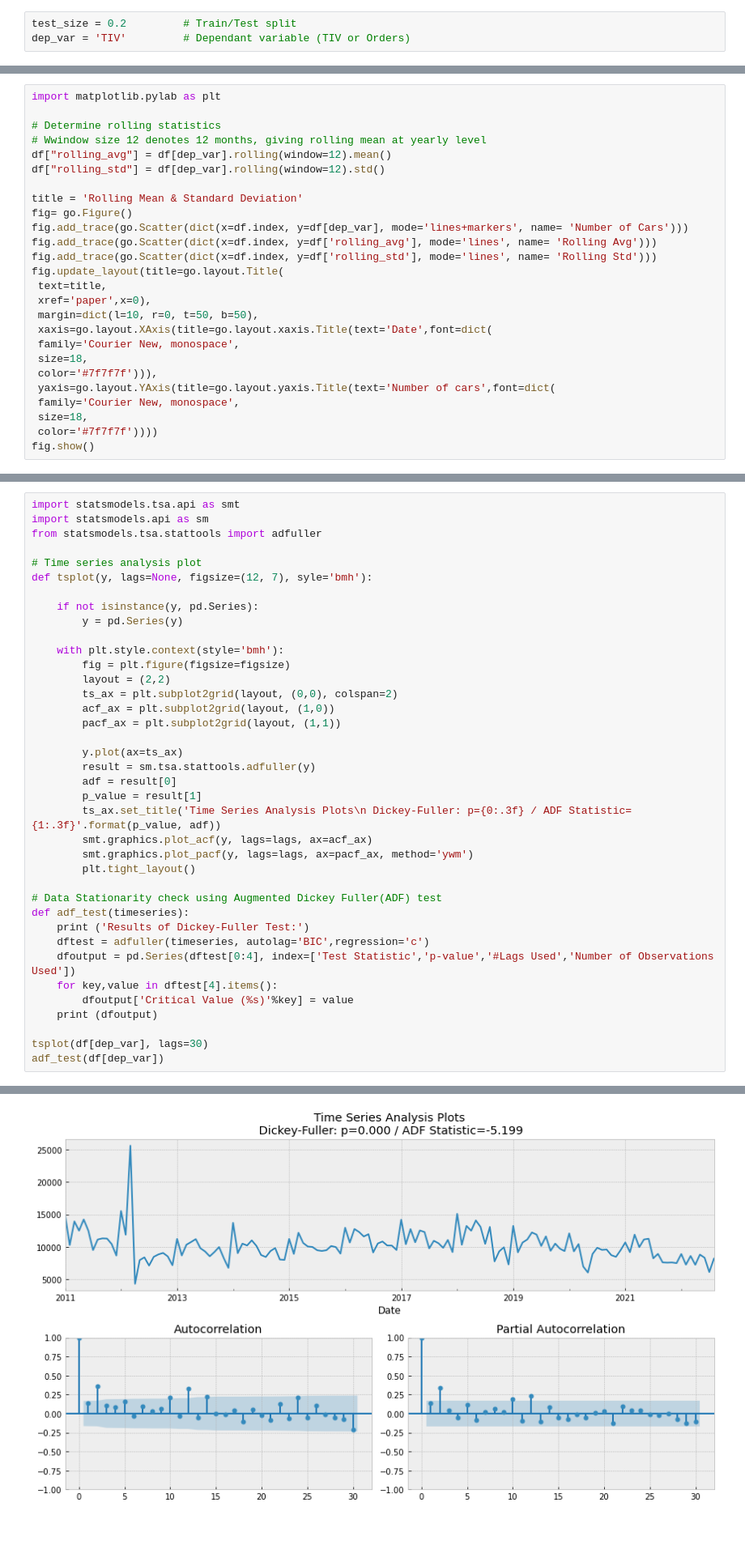
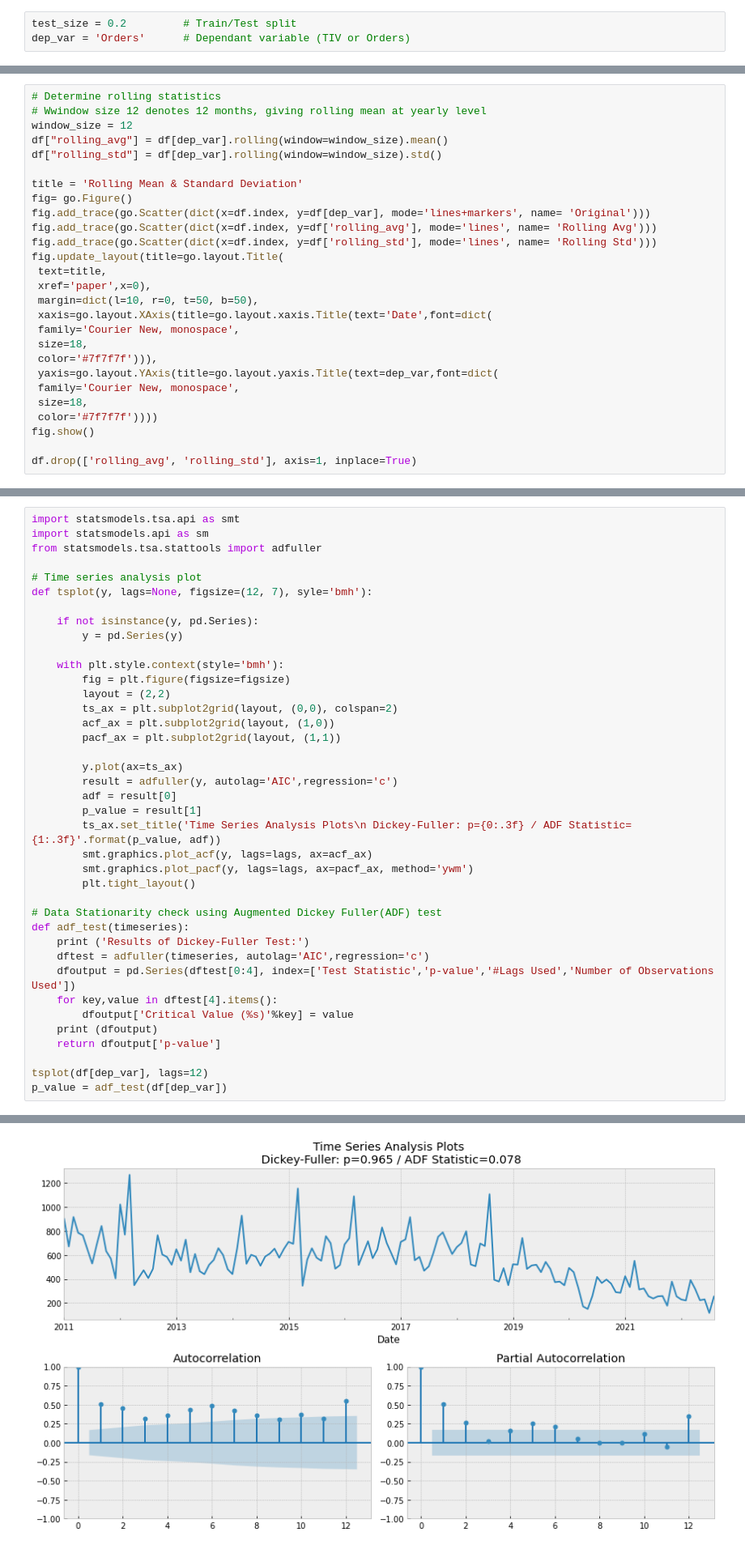
Before and after one commit to martinel-UAS/projects, a Jupyter notebook: 5. Master_thesis/3.Autoregression.ipynb, the cells around one changed output, grey strips where cells are left out. Shown: that part at 81% size. Cells and saved outputs as stored; diff of their text form.

```diff
--- a/5. Master_thesis/3.Autoregression.ipynb
+++ b/5. Master_thesis/3.Autoregression.ipynb
@@ -14,4 +14,4 @@ df = pd.concat(pd.read_excel(file, sheet_name=None), ignore_index=True)
 df = df.set_index("Date")
 # %%
 test_size = 0.2         # Train/Test split
-dep_var = 'TIV'         # Dependant variable (TIV or Orders)
+dep_var = 'Orders'      # Dependant variable (TIV or Orders)
@@ -81,16 +84,15 @@ A rolling average is a great way to visualize how the dataset is trending. As th
 
 We will also include the rolling standard deviation to see how much the data varies from the rolling average.
 # %%
-import matplotlib.pylab as plt
-
 # Determine rolling statistics
 # Wwindow size 12 denotes 12 months, giving rolling mean at yearly level
-df["rolling_avg"] = df[dep_var].rolling(window=12).mean()
-df["rolling_std"] = df[dep_var].rolling(window=12).std()
+window_size = 12
+df["rolling_avg"] = df[dep_var].rolling(window=window_size).mean()
+df["rolling_std"] = df[dep_var].rolling(window=window_size).std()
 
 title = 'Rolling Mean & Standard Deviation'
 fig= go.Figure()
-fig.add_trace(go.Scatter(dict(x=df.index, y=df[dep_var], mode='lines+markers', name= 'Number of Cars')))
+fig.add_trace(go.Scatter(dict(x=df.index, y=df[dep_var], mode='lines+markers', name= 'Original')))
 fig.add_trace(go.Scatter(dict(x=df.index, y=df['rolling_avg'], mode='lines', name= 'Rolling Avg')))
 fig.add_trace(go.Scatter(dict(x=df.index, y=df['rolling_std'], mode='lines', name= 'Rolling Std')))
 fig.update_layout(title=go.layout.Title(
@@ -101,8 +103,10 @@ fig.update_layout(title=go.layout.Title(
  family='Courier New, monospace',
  size=18,
  color='#7f7f7f'))),
- yaxis=go.layout.YAxis(title=go.layout.yaxis.Title(text='Number of cars',font=dict(
+ yaxis=go.layout.YAxis(title=go.layout.yaxis.Title(text=dep_var,font=dict(
  family='Courier New, monospace',
  size=18,
  color='#7f7f7f'))))
 fig.show()
+
+df.drop(['rolling_avg', 'rolling_std'], axis=1, inplace=True)
@@ -139,7 +206,7 @@ def tsplot(y, lags=None, figsize=(12, 7), syle='bmh'):
         pacf_ax = plt.subplot2grid(layout, (1,1))
 
         y.plot(ax=ts_ax)
-        result = sm.tsa.stattools.adfuller(y)
+        result = adfuller(y, autolag='AIC',regression='c')
         adf = result[0]
         p_value = result[1]
         ts_ax.set_title('Time Series Analysis Plots\n Dickey-Fuller: p={0:.3f} / ADF Statistic={1:.3f}'.format(p_value, adf))
@@ -150,13 +217,14 @@ def tsplot(y, lags=None, figsize=(12, 7), syle='bmh'):
 # Data Stationarity check using Augmented Dickey Fuller(ADF) test
 def adf_test(timeseries):
     print ('Results of Dickey-Fuller Test:')
-    dftest = adfuller(timeseries, autolag='BIC',regression='c')
+    dftest = adfuller(timeseries, autolag='AIC',regression='c')
     dfoutput = pd.Series(dftest[0:4], index=['Test Statistic','p-value','#Lags Used','Number of Observations Used'])
     for key,value in dftest[4].items():
         dfoutput['Critical Value (%s)'%key] = value
     print (dfoutput)
+    return dfoutput['p-value']
 
-tsplot(df[dep_var], lags=30)
-adf_test(df[dep_var])
+tsplot(df[dep_var], lags=12)
+p_value = adf_test(df[dep_var])
 # %% [output]
 Results of Dickey-Fuller Test:
@@ -170,2 +238,2 @@ Critical Value (10%)            -2.578065
 dtype: float64
-[figure, old version]
+[figure, new version]
```
Also changed, not shown: parts of 38 cells of this notebook, 1 other file.
